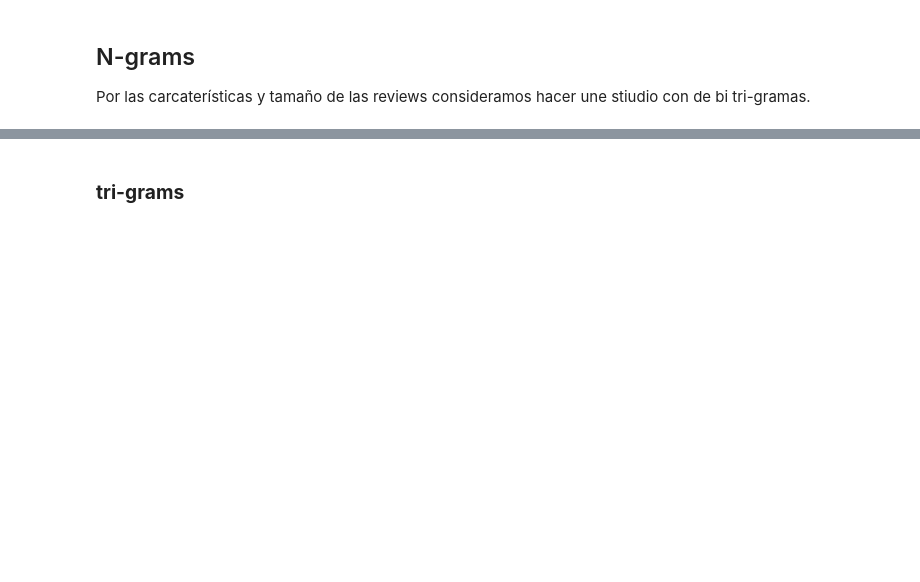
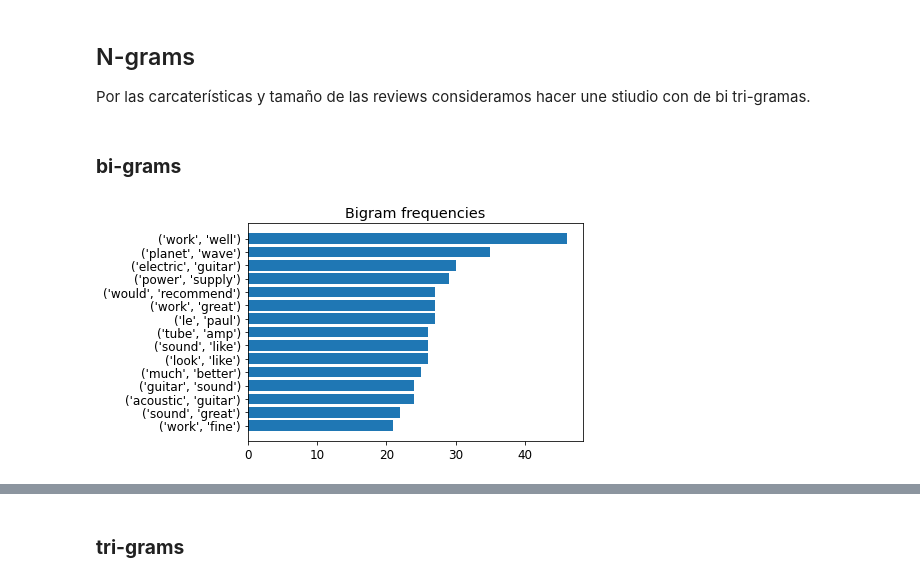
Before and after one commit to IrenaVent/11-NLP, a Jupyter notebook: 01-analisis-exploratiorio.ipynb, the cells around one changed output, grey strips where cells are left out. Saved outputs shown, nothing was run; the diff lists cells and outputs as text; code cells hidden in the pictures; blank space fills up the shorter version.

```diff
--- a/01-analisis-exploratiorio.ipynb
+++ b/01-analisis-exploratiorio.ipynb
@@ -379,3 +379,10 @@ def plot_n_grams_freq(data, num):
   plt.barh(ngs_, ngs_f_)
   plt.title('Bigram frequencies')
   plt.show()
+# %% [markdown]
+### **bi-grams**
+# %%
+# todo el dataset
+plot_n_grams_freq(join_words_data, 2)
+# %% [output]
+[figure, added]
```
Also changed, not shown: parts of 86 cells of this notebook.
